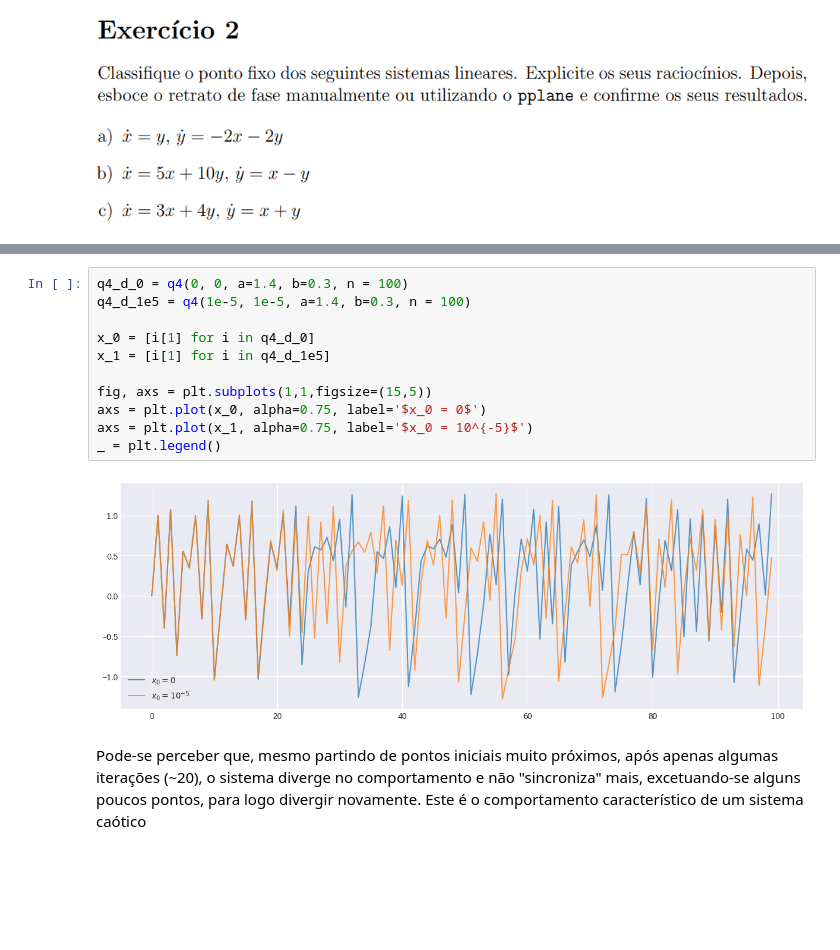
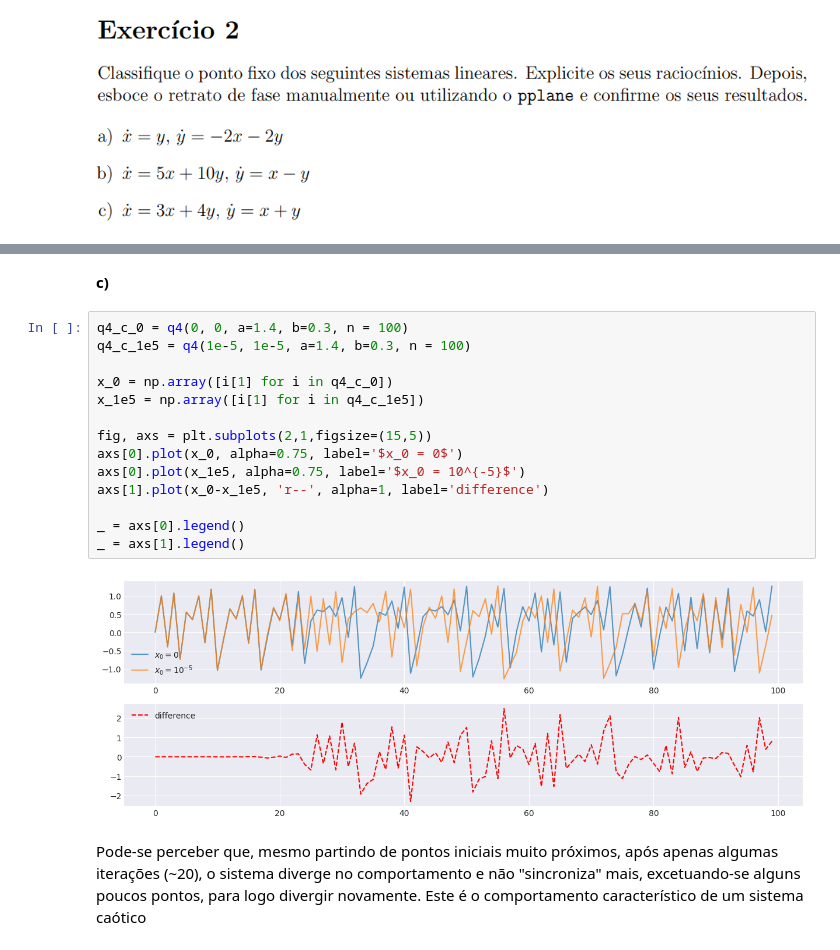
Before and after one commit to FerPapi/fineng-mba-usp, a Jupyter notebook: linalg/lista2_fernando_papi.ipynb, the cells around one changed output, grey strips where cells are left out. Cells and saved outputs as stored; diff of their text form; blank space fills up the shorter version.

```diff
--- a/linalg/lista2_fernando_papi.ipynb
+++ b/linalg/lista2_fernando_papi.ipynb
@@ -265,18 +303,23 @@ print(tabulate(out, headers=['i', 'x_n', 'y_n']))
   8  -0.287871   0.299156
   9   1.18314   -0.0863614
  10  -1.0461     0.354942
+# %% [markdown]
+**c)**
 # %%
-q4_d_0 = q4(0, 0, a=1.4, b=0.3, n = 100)
-q4_d_1e5 = q4(1e-5, 1e-5, a=1.4, b=0.3, n = 100)
+q4_c_0 = q4(0, 0, a=1.4, b=0.3, n = 100)
+q4_c_1e5 = q4(1e-5, 1e-5, a=1.4, b=0.3, n = 100)
 
-x_0 = [i[1] for i in q4_d_0]
-x_1 = [i[1] for i in q4_d_1e5]
+x_0 = np.array([i[1] for i in q4_c_0])
+x_1e5 = np.array([i[1] for i in q4_c_1e5])
 
-fig, axs = plt.subplots(1,1,figsize=(15,5))
-axs = plt.plot(x_0, alpha=0.75, label='$x_0 = 0$')
-axs = plt.plot(x_1, alpha=0.75, label='$x_0 = 10^{-5}$')
-_ = plt.legend()
+fig, axs = plt.subplots(2,1,figsize=(15,5))
+axs[0].plot(x_0, alpha=0.75, label='$x_0 = 0$')
+axs[0].plot(x_1e5, alpha=0.75, label='$x_0 = 10^{-5}$')
+axs[1].plot(x_0-x_1e5, 'r--', alpha=1, label='difference')
+
+_ = axs[0].legend()
+_ = axs[1].legend()
 # %% [output]
-[figure, old version]
+[figure, new version]
 # %% [markdown]
 Pode-se perceber que, mesmo partindo de pontos iniciais muito próximos, após apenas algumas iterações (~20), o sistema diverge no comportamento e não "sincroniza" mais, excetuando-se alguns poucos pontos, para logo divergir novamente. Este é o comportamento característico de um sistema caótico
```
Also changed, not shown: parts of 24 cells of this notebook.
